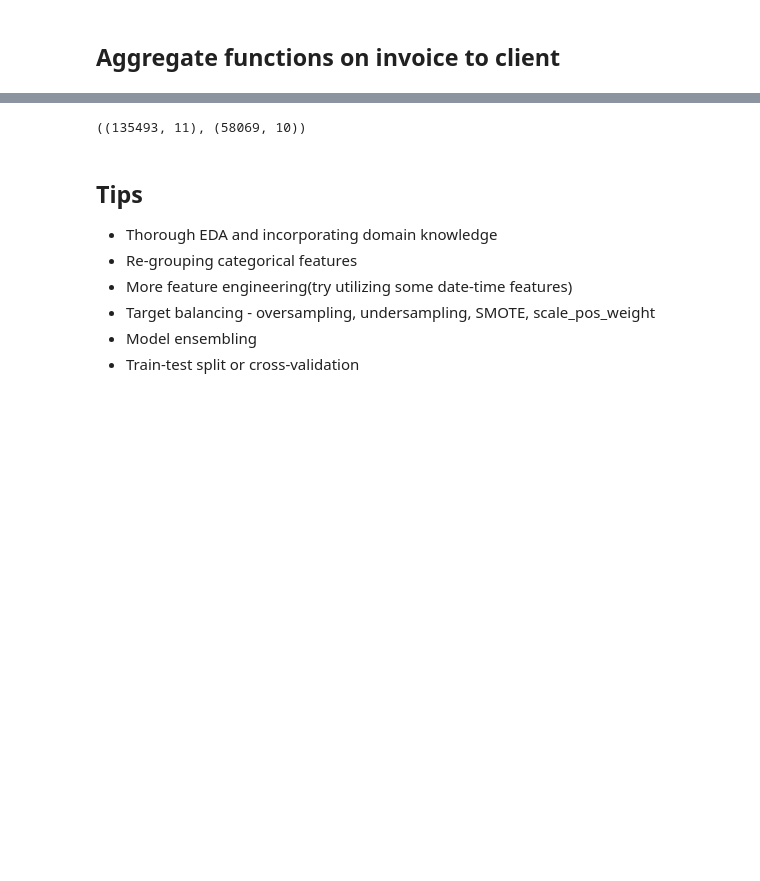
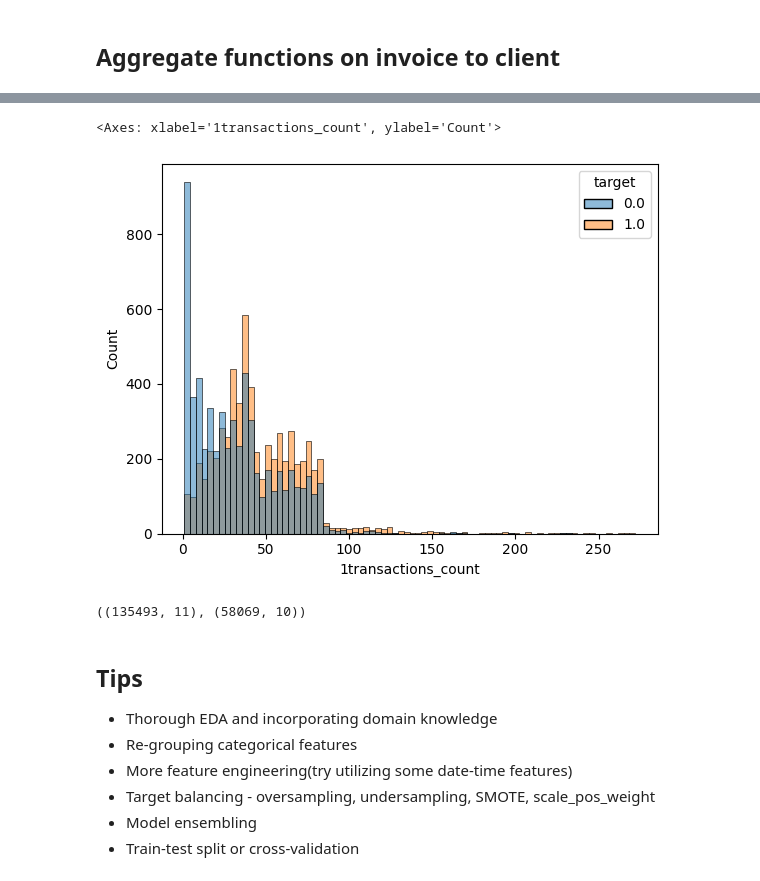
Before and after one commit to learnbh/ml-project, a Jupyter notebook: eike_data_preprocessing.ipynb, the cells around one changed output, grey strips where cells are left out. Drawn from its saved outputs; the diff is of its cells as text; code cells hidden in the pictures; blank space fills up the shorter version.

Commit message:
data for model created

```diff
--- a/eike_data_preprocessing.ipynb
+++ b/eike_data_preprocessing.ipynb
@@ -337,3 +418,9 @@ display(train_res)
+# %%
+# look at distribution of fraudster / non fraudster by histogram for 1transactions_count
+sns.histplot(data=train_res, x='1transactions_count', hue='target')
+# %% [output]
+<Axes: xlabel='1transactions_count', ylabel='Count'>
+[figure, added]
 # %%
 #aggregate test set
 agg_test = aggregate_by_client_id(invoice_test)
```
Also changed, not shown: parts of 19 cells of this notebook, 1 other file.
